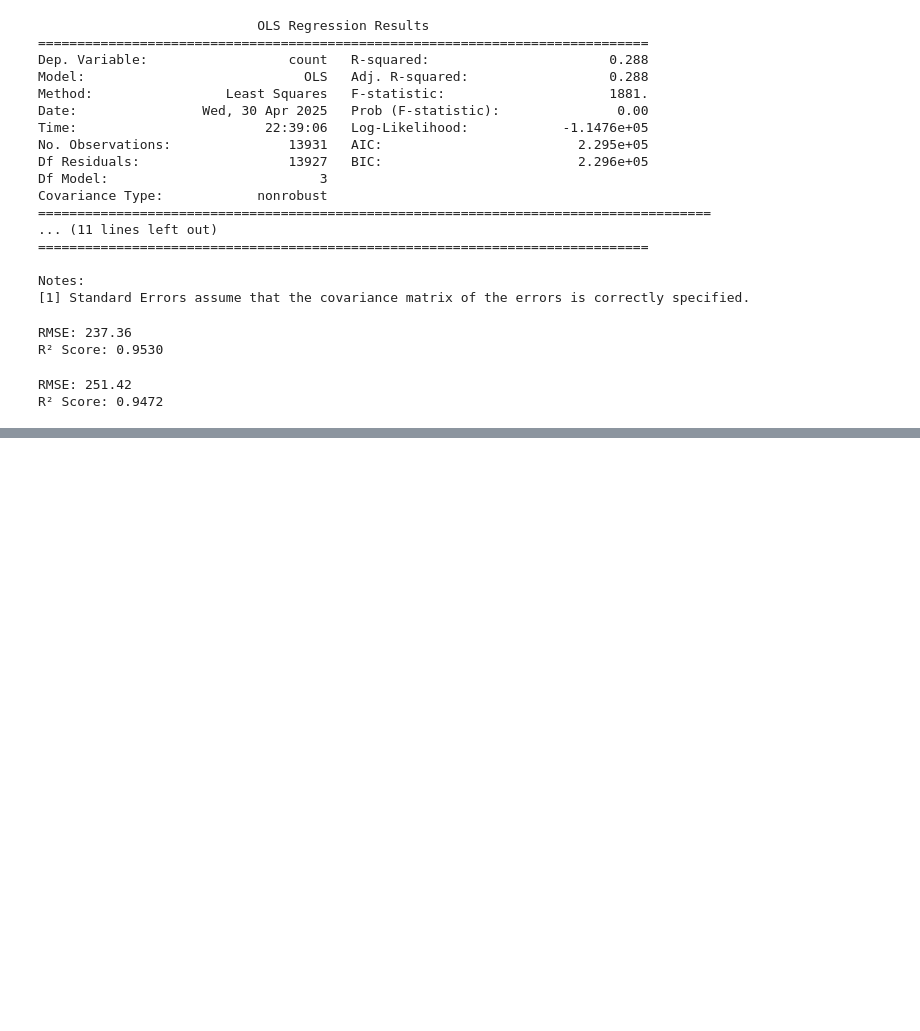
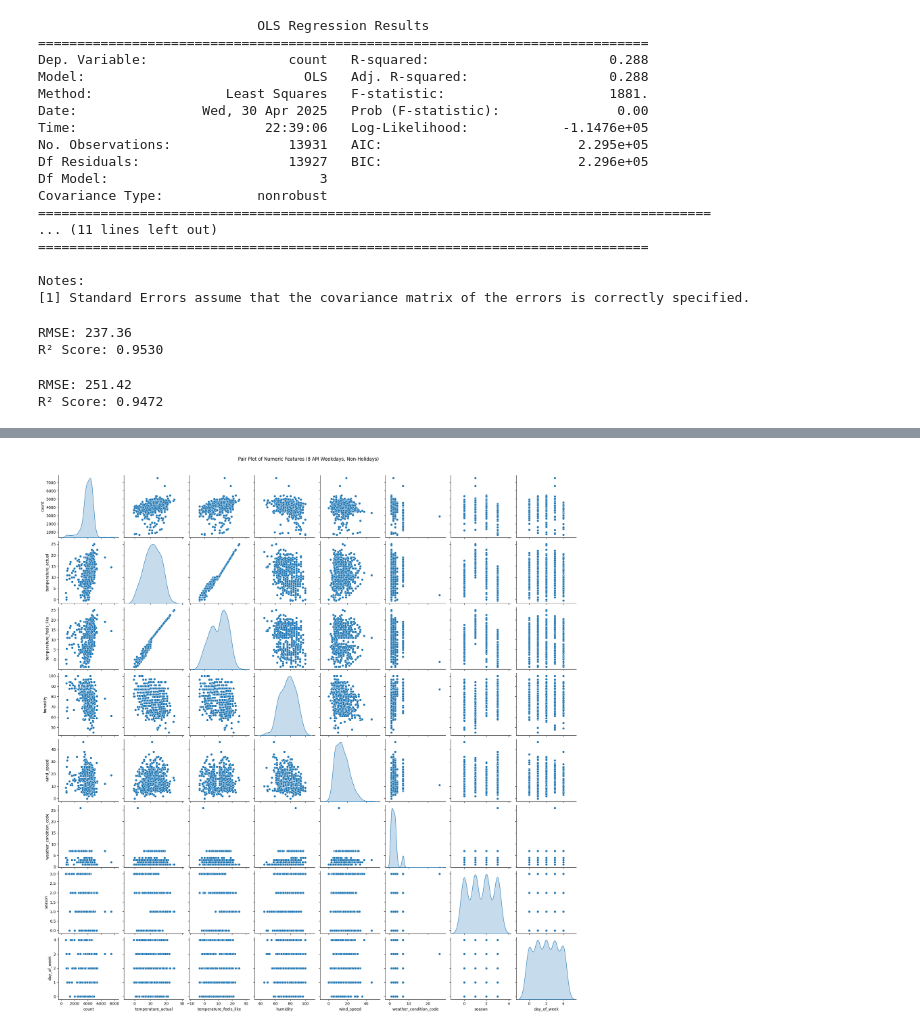
Before and after one commit to Christian-Bull/csca-5622-final, a Jupyter notebook: final.ipynb, the cells around one changed output, grey strips where cells are left out. Saved outputs shown, nothing was run; the diff lists cells and outputs as text; code cells hidden in the pictures; blank space fills up the shorter version.

```diff
--- a/final.ipynb
+++ b/final.ipynb
@@ -204,0 +267,9 @@ R² Score: 0.9472
+# %%
+numeric_cols = hour_8am_data.select_dtypes(include='number')
+
+# Create pair plot
+sns.pairplot(numeric_cols, diag_kind='kde')
+plt.suptitle('Pair Plot of Numeric Features (8 AM Weekdays, Non-Holidays)', y=1.02)
+plt.show()
+# %% [output]
+[figure, added]
```
Also changed, not shown: parts of 9 cells of this notebook.
